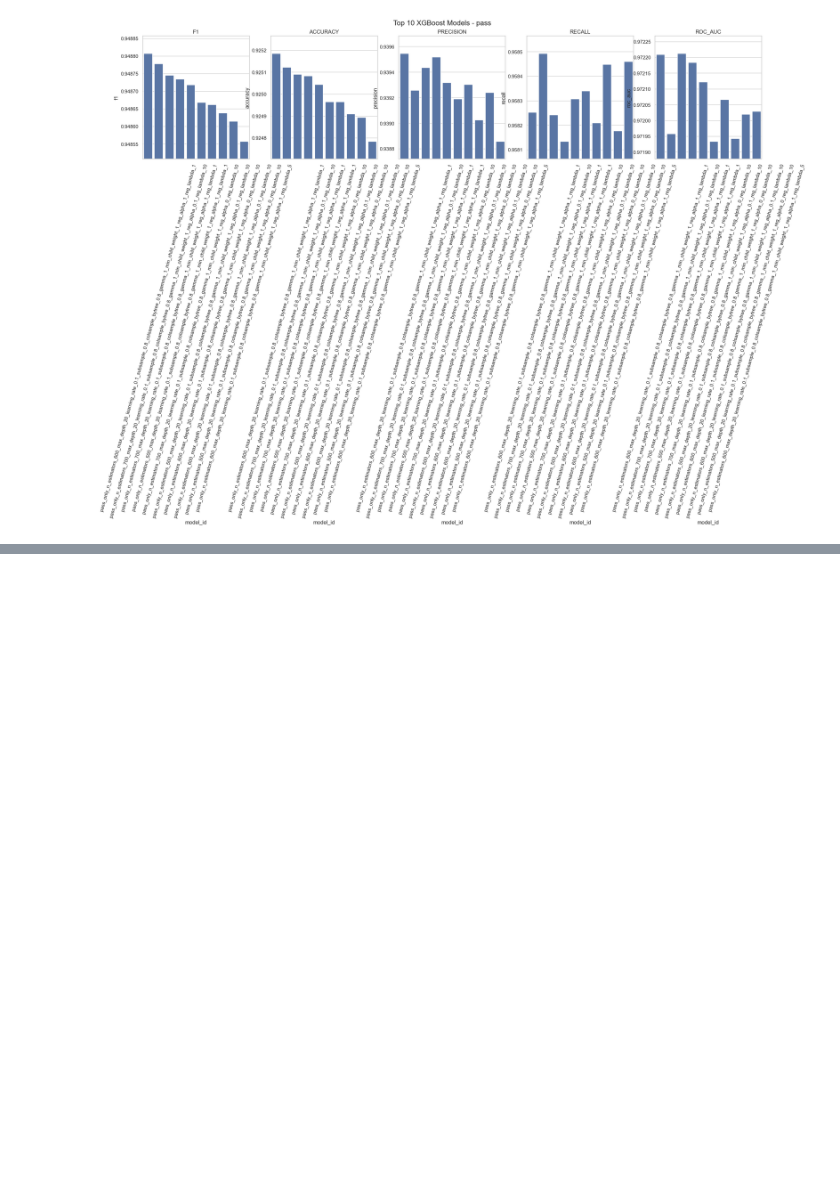
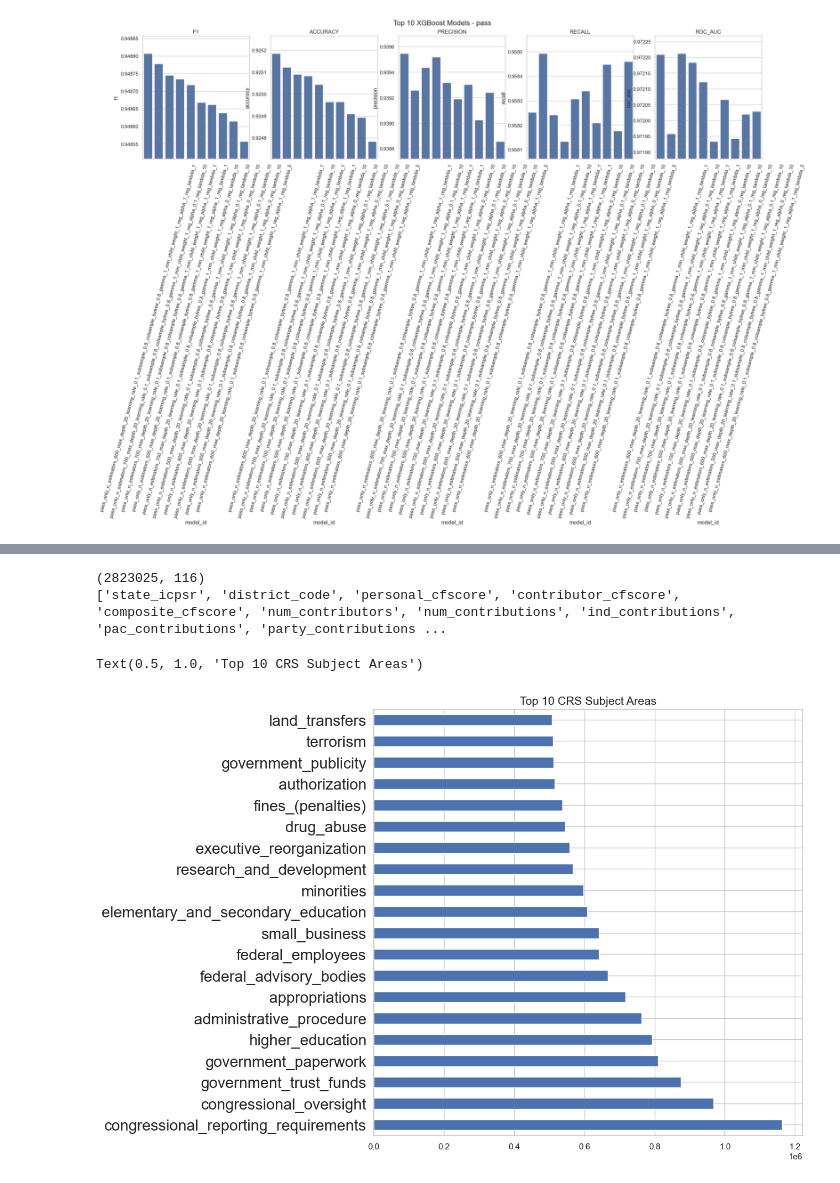
Before and after one commit to DeclanNelson178/stat5241_team_7, a Jupyter notebook: src/notebooks/evaluation.ipynb, the cells around one changed output, grey strips where cells are left out. Cells and saved outputs as stored; diff of their text form; code cells hidden in the pictures; blank space fills up the shorter version.

```diff
--- a/src/notebooks/evaluation.ipynb
+++ b/src/notebooks/evaluation.ipynb
@@ -181,0 +200,12 @@ roc_auc: 0.9723
+# %%
+response, features, df = Datasets.V6.get_dataset()
+print(df.shape)
+print([f for f in features if f not in v3_features])
+ax = df[[f for f in features if f.startswith('crs_subject_') and "other" not in f]].rename(columns={c: c.replace("crs_subject_", "") for c in features}).sum().sort_values(ascending=False).head(20).plot.barh(figsize=(10, 10))
+ax.tick_params(axis='y', labelsize=20)
+ax.set_title("Top 10 CRS Subject Areas", fontsize=15)
+# %% [output]
+(2823025, 116)
+['state_icpsr', 'district_code', 'personal_cfscore', 'contributor_cfscore', 'composite_cfscore', 'num_contributors', 'num_contributions', 'ind_contributions', 'pac_contributions', 'party_contributions ...
+Text(0.5, 1.0, 'Top 10 CRS Subject Areas')
+[figure, added]
```
Also changed, not shown: parts of 6 cells of this notebook.
